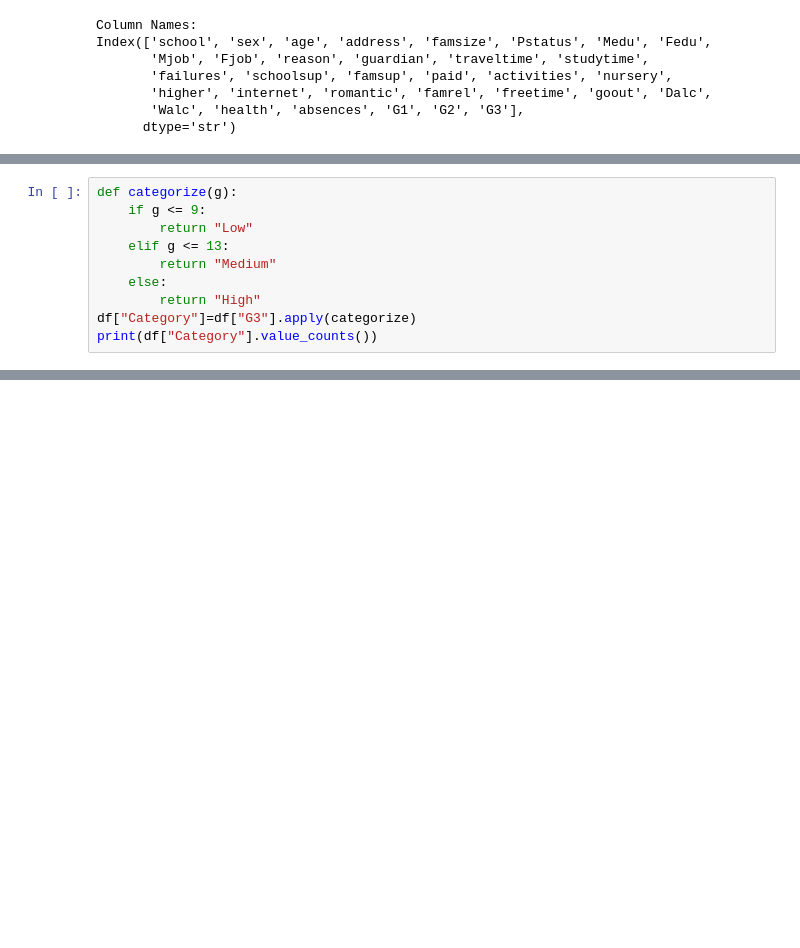
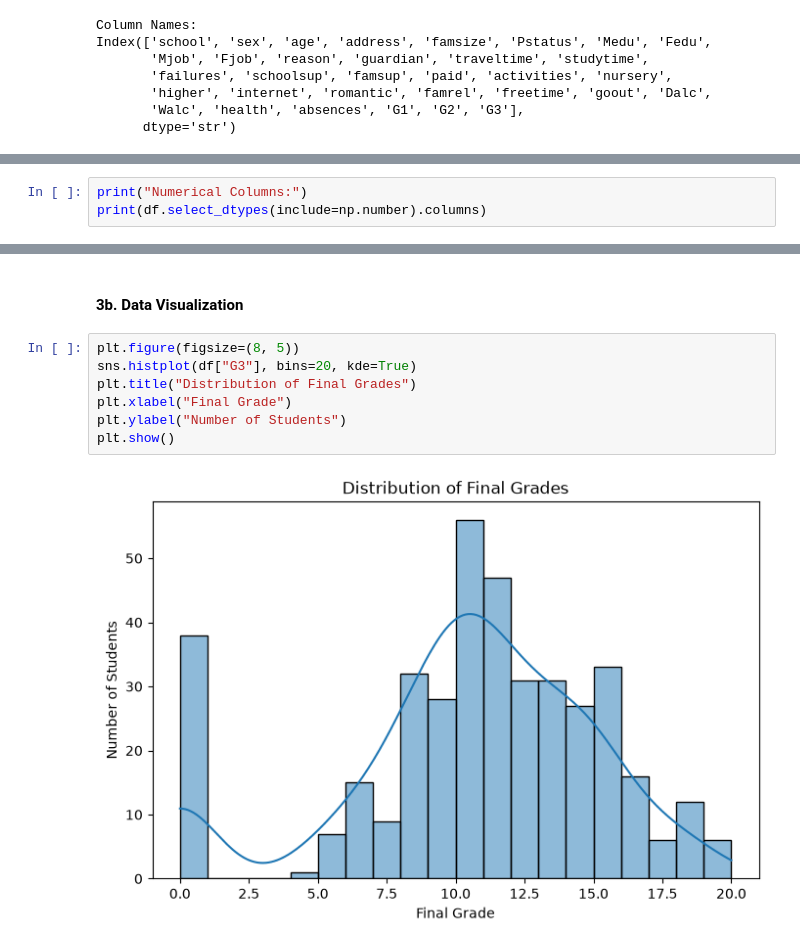
Before and after one commit to Taman-07/Student_Academic_Performance_using_DNN, a Jupyter notebook: notebooks/student_perfomance.ipynb, the cells around one changed output, grey strips where cells are left out. Drawn from its saved outputs; the diff is of its cells as text; blank space fills up the shorter version.

```diff
--- a/notebooks/student_perfomance.ipynb
+++ b/notebooks/student_perfomance.ipynb
@@ -64,11 +98,4 @@ Lowest Final Grade: 0
 # %%
-def categorize(g):
-    if g <= 9:
-        return "Low"
-    elif g <= 13:
-        return "Medium"
-    else:
-        return "High"
-df["Category"]=df["G3"].apply(categorize)
-print(df["Category"].value_counts())
+print("Numerical Columns:")
+print(df.select_dtypes(include=np.number).columns)
 # %% [output]
@@ -88,0 +140,11 @@ plt.show()
+# %% [markdown]
+#### 3b. Data Visualization
+# %%
+plt.figure(figsize=(8, 5))
+sns.histplot(df["G3"], bins=20, kde=True)
+plt.title("Distribution of Final Grades")
+plt.xlabel("Final Grade")
+plt.ylabel("Number of Students")
+plt.show()
+# %% [output]
+[figure, added]
```
Also changed, not shown: parts of 46 cells of this notebook, 2 other files.
